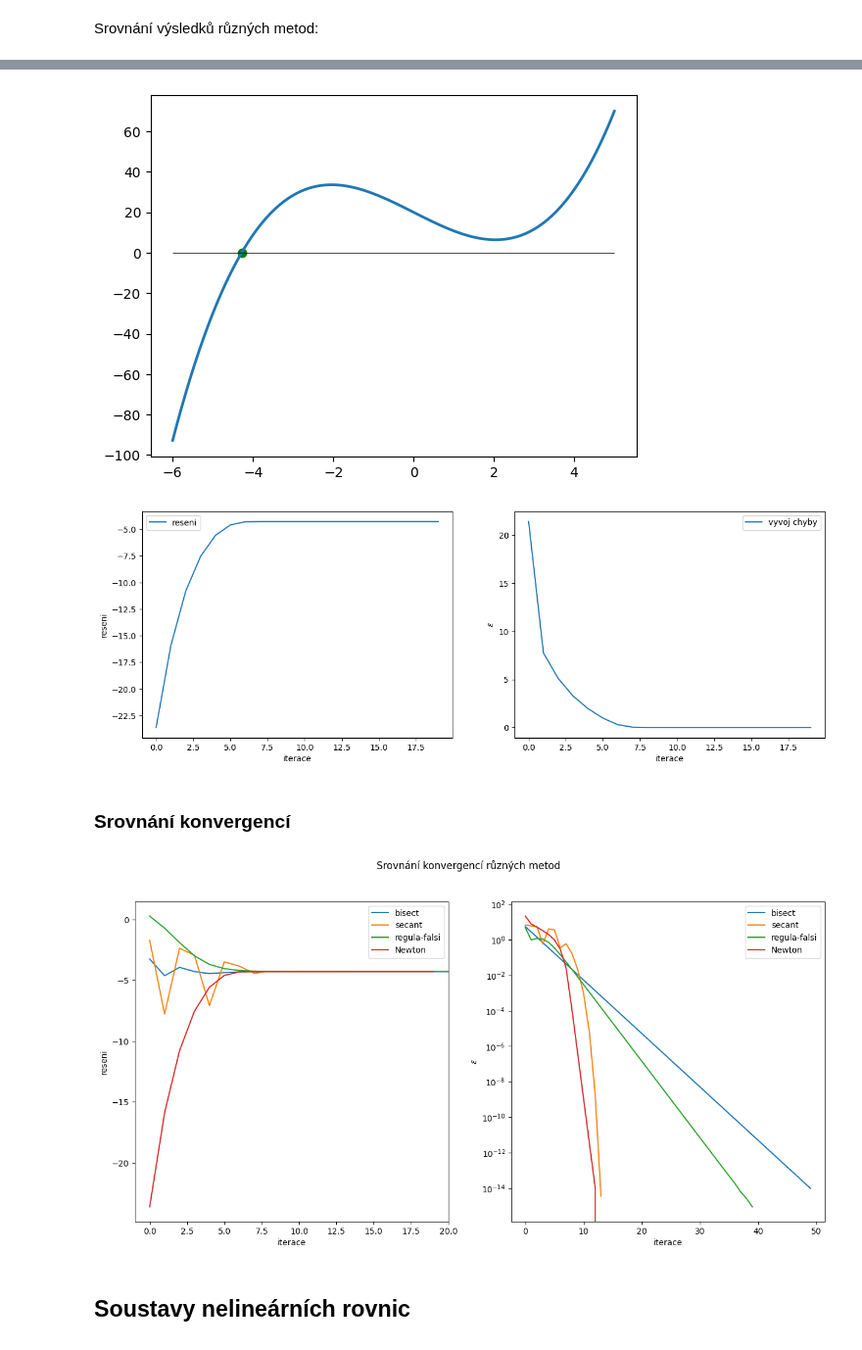
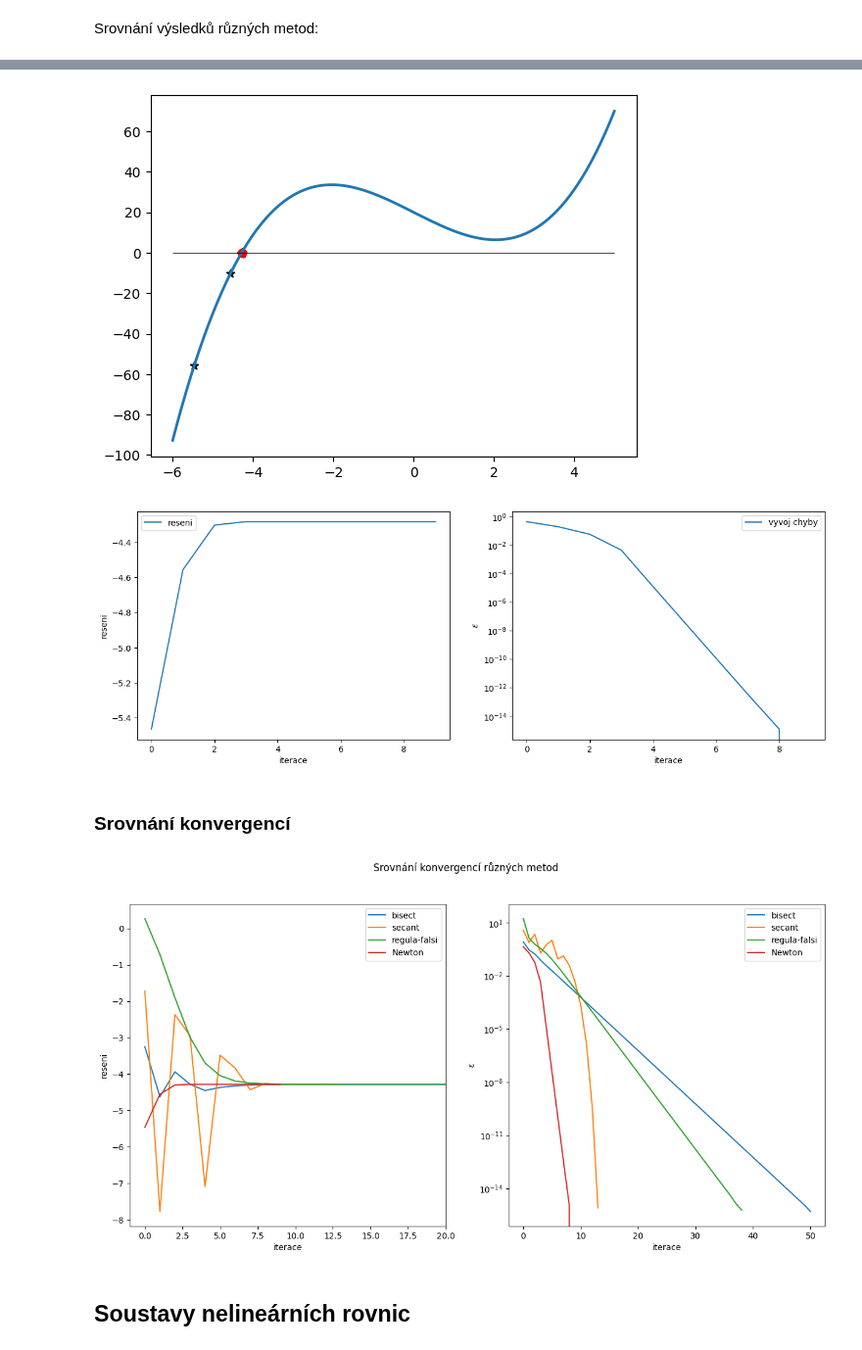
Before and after one commit to loepa01/NME1cvBook, a Jupyter notebook: _sources/lekce-vyplnene/07-nelinearni-rce-vypl.ipynb, the cells around one changed output, grey strips where cells are left out. Shown at 98% size. Cells and saved outputs as stored; diff of their text form; code cells hidden in the pictures.

```diff
--- a/_sources/lekce-vyplnene/07-nelinearni-rce-vypl.ipynb
+++ b/_sources/lekce-vyplnene/07-nelinearni-rce-vypl.ipynb
@@ -373,18 +415,26 @@ Implementujte Newton–Raphsonovu metodu doplněním následujícího kódu. Je
 </div>
 </div>
 # %%
-iteraci4 = 20
-a0 = -2.2
+eps4 = 1e-15
+iteraci_max4 = 100
+a0 = -3 # ZKUSIT -3, 2.2, 2, 10
 
 # budeme si prubezne ukladat odhad reseni a chybu odhadu
-epsilon4 = np.zeros((iteraci4)) # odhad chyby, tedy delku intervalu <a,b> v jednotlivych krocich
-reseni4 = np.zeros((iteraci4)) # aktualni odhad reseni
+epsilon4 = np.ones(iteraci_max4) # odhad relativni chyby, tedy delku intervalu <a,b> v jednotlivych krocich
+reseni4 = np.zeros(iteraci_max4) # aktualni odhad reseni
 
-for i in range(iteraci4):
+i = 0
+## DOPLŇTE ##
+while (i < iteraci_max4 and eps4 < epsilon4[i-1]):
     a1 = a0 - f(a0) / dxf2(a0, 0.01)
-    epsilon4[i] = np.abs(a0 - a1)
+    epsilon4[i] = np.abs((a0 - a1) / a1)
     a0 = a1
     reseni4[i] = a1
 
-koren4 = reseni4[-1] # odhad konecneho reseni
-chyba4 = epsilon4[-1] # odhad konecne chyby
+    i += 1
+
+iteraci_end4 = i
+koren4 = reseni4[i-1] # odhad konecneho reseni
+chyba4 = epsilon4[i-1] # odhad konecne chyby
+
+print(koren4, iteraci_end4, chyba4)
@@ -408,55 +460,60 @@ Newton-Raphon: -4.282289017870752 7.105427357601002e-15 0.0
 fsolve():      [-4.28228902] [7.10542736e-15]
 # %%
 # vykresleni reseni
-x = np.linspace(-6, 5, 100)
+xmin = np.min([-6, np.min(reseni4[:iteraci_end4])])
+xmax = np.max([5, np.max(reseni4[:iteraci_end4])])
+
+x = np.linspace(xmin, xmax, 100)
 plt.plot(x, f(x), linewidth=2)
-plt.hlines([0], colors=['k'], linewidths=[0.5], linestyles=['-'], xmin=-6, xmax=5)
-plt.scatter(koren4, f(koren4), c='g');
+plt.hlines([0], colors=['k'], linewidths=[0.5], linestyles=['-'], xmin=xmin, xmax=xmax)
+plt.scatter(reseni4[:iteraci_end4], f(reseni4[:iteraci_end4]), c='k', marker='*')
+plt.scatter(koren4, f(koren4), c='r');
 # %% [output]
-[figure, old version]
+[figure, new version]
 # %%
 fig, ax = plt.subplots(1,2,figsize=(15,5))
 
 # zobrazime vyvoj reseni v zavislosti na iteracich
-ax[0].plot(range(iteraci4),reseni4,label='reseni')
+ax[0].plot(range(iteraci_end4),reseni4[:iteraci_end4],label='reseni')
 ax[0].set_ylabel('reseni')
 ax[0].set_xlabel('iterace')
 ax[0].legend()
 
 # zobrazime vyvoj chyby v zavislosti na iteracich
-ax[1].plot(range(iteraci4),epsilon4,label='vyvoj chyby')
+ax[1].plot(range(iteraci_end4),epsilon4[:iteraci_end4],label='vyvoj chyby')
 ax[1].set_ylabel(r'$\epsilon$')
 ax[1].set_xlabel('iterace')
+ax[1].set_yscale('log')
 ax[1].legend();
 # %% [output]
-[figure, old version]
+[figure, new version]
 # %% [markdown]
 ### Srovnání konvergencí
 # %%
 fig, ax = plt.subplots(1,2,figsize=(15,7))
 fig.suptitle('Srovnání konvergencí různých metod')
 
 # zobrazime vyvoj reseni v zavislosti na iteracich
-ax[0].plot(range(iteraci),reseni,label='bisect')
-ax[0].plot(range(iteraci2),reseni2,label='secant')
-ax[0].plot(range(iteraci3),reseni3,label='regula-falsi')
-ax[0].plot(range(iteraci4),reseni4,label='Newton')
+ax[0].plot(range(iteraci_end),reseni[:iteraci_end],label='bisect')
+ax[0].plot(range(iteraci_end2),reseni2[:iteraci_end2],label='secant')
+ax[0].plot(range(iteraci_end3),reseni3[:iteraci_end3],label='regula-falsi')
+ax[0].plot(range(iteraci_end4),reseni4[:iteraci_end4],label='Newton')
 ax[0].set_xlim([-1, 20])
 ax[0].set_ylabel('reseni')
 ax[0].set_xlabel('iterace')
 ax[0].legend()
 
 # zobrazime vyvoj chyby v zavislosti na iteracich
-ax[1].plot(range(iteraci),epsilon,label='bisect')
-ax[1].plot(range(iteraci2),epsilon2,label='secant')
-ax[1].plot(range(iteraci3),epsilon3,label='regula-falsi')
-ax[1].plot(range(iteraci4),epsilon4,label='Newton')
+ax[1].plot(range(iteraci_end),epsilon[:iteraci_end],label='bisect')
+ax[1].plot(range(iteraci_end2),epsilon2[:iteraci_end2],label='secant')
+ax[1].plot(range(iteraci_end3),epsilon3[:iteraci_end3],label='regula-falsi')
+ax[1].plot(range(iteraci_end4),epsilon4[:iteraci_end4],label='Newton')
 ax[1].set_yscale('log')
 ax[1].set_ylabel(r'$\epsilon$')
 ax[1].set_xlabel('iterace')
 ax[1].legend();
 # %% [output]
-[figure, old version]
+[figure, new version]
 # %% [markdown]
 ## Soustavy nelineárních rovnic
 # %% [markdown]
```
Also changed, not shown: parts of 20 cells of this notebook, 39 other files.
